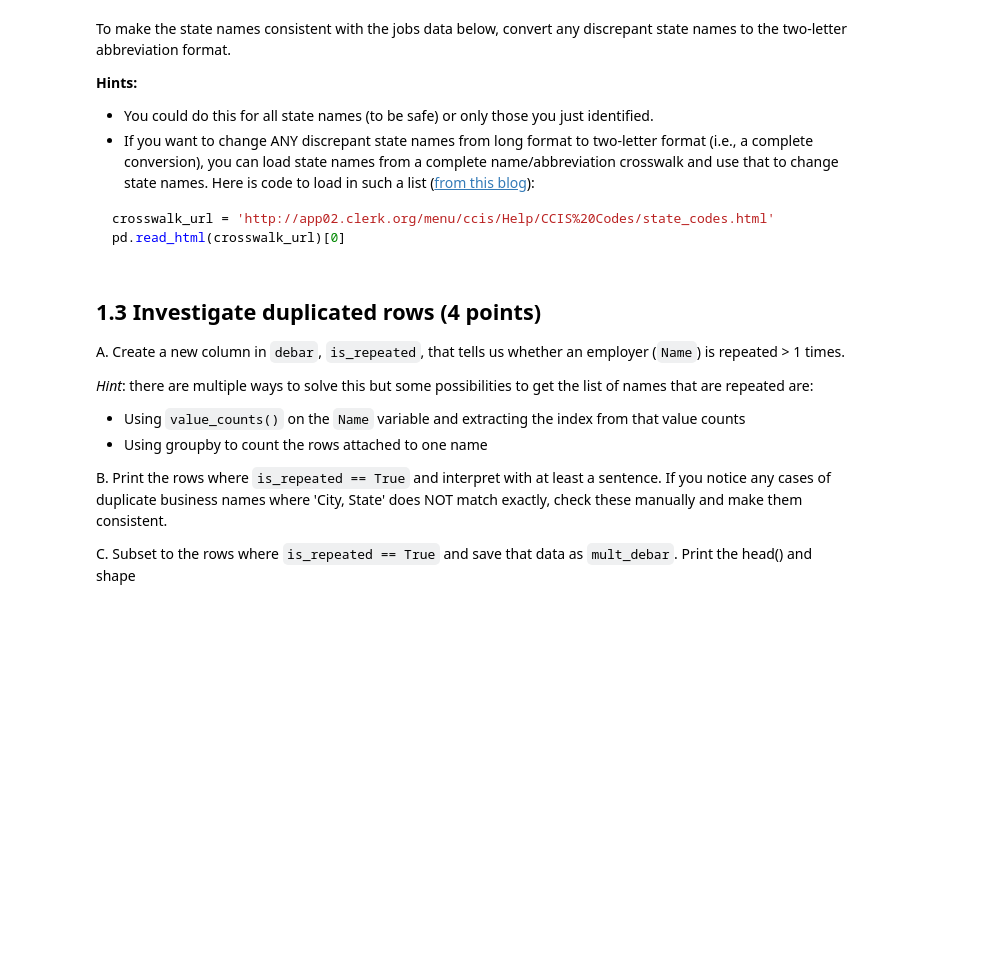
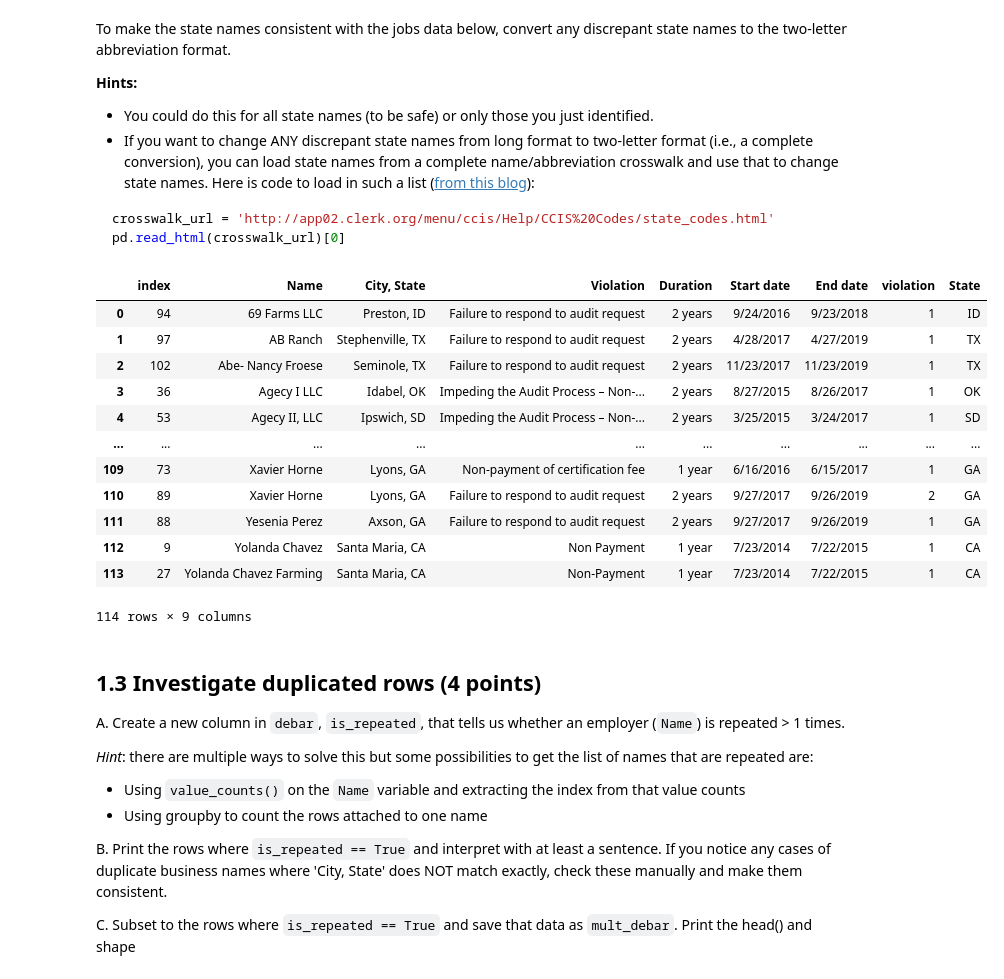
Before and after one commit to alexcraig043/qss-20, a Jupyter notebook: problemsets/pset3/pset3_blank.ipynb, the cells around one changed output. Saved outputs shown, nothing was run; the diff lists cells and outputs as text; code cells hidden in the pictures; blank space fills up the shorter version.

```diff
--- a/problemsets/pset3/pset3_blank.ipynb
+++ b/problemsets/pset3/pset3_blank.ipynb
@@ -88,3 +236,78 @@ pd.read_html(crosswalk_url)[0]
+# %%
+# ## your code here
+
+crosswalk_url = 'http://app02.clerk.org/menu/ccis/Help/CCIS%20Codes/state_codes.html'
+state_names = pd.read_html(crosswalk_url)[0]
+state_names_full = state_names["Description"].tolist()
+state_names_code = state_names["Code"].tolist()
+
+# debar_sorted[debar_sorted["City, State"].str.contains("Texas")]s
+
+for state_name in state_names_full:
+    debar_sorted.loc[debar_sorted["State"].str.contains(state_name), "City, State"] = debar_sorted.loc[debar_sorted["State"].str.contains(state_name), "City, State"].str.replace(state_name, state_names_code[state_names_full.index(state_name)])
+    debar_sorted.loc[debar_sorted["State"].str.contains(state_name), "State"] = state_names_code[state_names_full.index(state_name)]
+
+debar_sorted
+
+### Code doesn't work:
+# for i in range(len(debar_sorted)):
+#     if 'Arkansas' in str(debar_sorted.loc[i, "City, State"]):
+#         debar_sorted.loc[i, "City, State"] = str(debar_sorted.loc[i, "City, State"]).replace('Arkansas', 'AR')
+
+#     elif 'Massachusetts' in str(debar_sorted.loc[i, "City, State"]):
+#         debar_sorted.loc[i, "City, State"] = str(debar_sorted.loc[i, "City, State"]).replace('Massachusetts', 'MA')
+
+#     elif 'Texas' in str(debar_sorted.loc[i, "City, State"]):
+#         debar_sorted.loc[i, "City, State"] = str(debar_sorted.loc[i, "City, State"]).replace('Texas', 'TX')
+
+#     elif 'Georgia' in str(debar_sorted.loc[i, "City, State"]):
+#         debar_sorted.loc[i, "City, State"] = str(debar_sorted.loc[i, "City, State"]).replace('Georgia', 'GA')
+
+#     elif 'Utah' in str(debar_sorted.loc[i, "City, State"]):
+#         debar_sorted.loc[i, "City, State"] = str(debar_sorted.loc[i, "City, State"]).replace('Utah', 'UT')
+
+#     elif 'Idaho' in str(debar_sorted.loc[i, "City, State"]):
+#         debar_sorted.loc[i, "City, State"] = debar_sorted.loc[i, "City, State"].replace('Idaho', 'ID')
+
+#     elif 'Kansas' in str(debar_sorted.loc[i, "City, State"]):
+#         debar_sorted.loc[i, "City, State"] = str(debar_sorted.loc[i, "City, State"]).replace('Kansas', 'KS')
+
+#     elif 'Vermont' in str(debar_sorted.loc[i, "City, State"]):
+#         debar_sorted.loc[i, "City, State"] = str(debar_sorted.loc[i, "City, State"]).replace('Vermont', 'VT')
+
+#     elif 'Tennessee' in str(debar_sorted.loc[i, "City, State"]):
+#         debar_sorted.loc[i, "City, State"] = str(debar_sorted.loc[i, "City, State"]).replace('Tennessee', 'TS')
+
+#     elif 'Florida' in str(debar_sorted.loc[i, "City, State"]):
+#         debar_sorted.loc[i, "City, State"] = str(debar_sorted.loc[i, "City, State"]).replace('Florida', 'FL')
+
+#     elif 'Louisiana' in str(debar_sorted.loc[i, "City, State"]):
+#         debar_sorted.loc[i, "City, State"] = str(debar_sorted.loc[i, "City, State"]).replace('Louisiana', 'LA')
+
+#     elif 'California' in str(debar_sorted.loc[i, "City, State"]):
+#         debar_sorted.loc[i, "City, State"] = str(debar_sorted.loc[i, "City, State"]).replace('California', 'CA')
+
+#     elif 'North Carolina' in str(debar_sorted.loc[i, "City, State"]):
+#         debar_sorted.loc[i, "City, State"] = str(debar_sorted.loc[i, "City, State"]).replace('North Carolina', 'NC')
+
+#     elif 'North Dakota' in str(debar_sorted.loc[i, "City, State"]):
+#         debar_sorted.loc[i, "City, State"] = str(debar_sorted.loc[i, "City, State"]).replace('North Dakota', 'ND')
+
+# debar_sorted.head(50)
+# %% [output]
+|  | index | Name | City, State | Violation | Duration | Start date | End date | violation | State |
+| 0 | 94 | 69 Farms LLC | Preston, ID | Failure to respond to audit request | 2 years | 9/24/2016 | 9/23/2018 | 1 | ID |
+| 1 | 97 | AB Ranch | Stephenville, TX | Failure to respond to audit request | 2 years | 4/28/2017 | 4/27/2019 | 1 | TX |
+| 2 | 102 | Abe- Nancy Froese | Seminole, TX | Failure to respond to audit request | 2 years | 11/23/2017 | 11/23/2019 | 1 | TX |
+| 3 | 36 | Agecy I LLC | Idabel, OK | Impeding the Audit Process – Non-... | 2 years | 8/27/2015 | 8/26/2017 | 1 | OK |
+| 4 | 53 | Agecy II, LLC | Ipswich, SD | Impeding the Audit Process – Non-... | 2 years | 3/25/2015 | 3/24/2017 | 1 | SD |
+| ... | ... | ... | ... | ... | ... | ... | ... | ... | ... |
+| 109 | 73 | Xavier Horne | Lyons, GA | Non-payment of certification fee | 1 year | 6/16/2016 | 6/15/2017 | 1 | GA |
+| 110 | 89 | Xavier Horne | Lyons, GA | Failure to respond to audit request | 2 years | 9/27/2017 | 9/26/2019 | 2 | GA |
+| 111 | 88 | Yesenia Perez | Axson, GA | Failure to respond to audit request | 2 years | 9/27/2017 | 9/26/2019 | 1 | GA |
+| 112 | 9 | Yolanda Chavez | Santa Maria, CA | Non Payment | 1 year | 7/23/2014 | 7/22/2015 | 1 | CA |
+| 113 | 27 | Yolanda Chavez Farming | Santa Maria, CA | Non-Payment | 1 year | 7/23/2014 | 7/22/2015 | 1 | CA |
+114 rows × 9 columns
 # %% [markdown]
 ## 1.3 Investigate duplicated rows (4 points)
 
```
Also changed, not shown: parts of 27 cells of this notebook.
